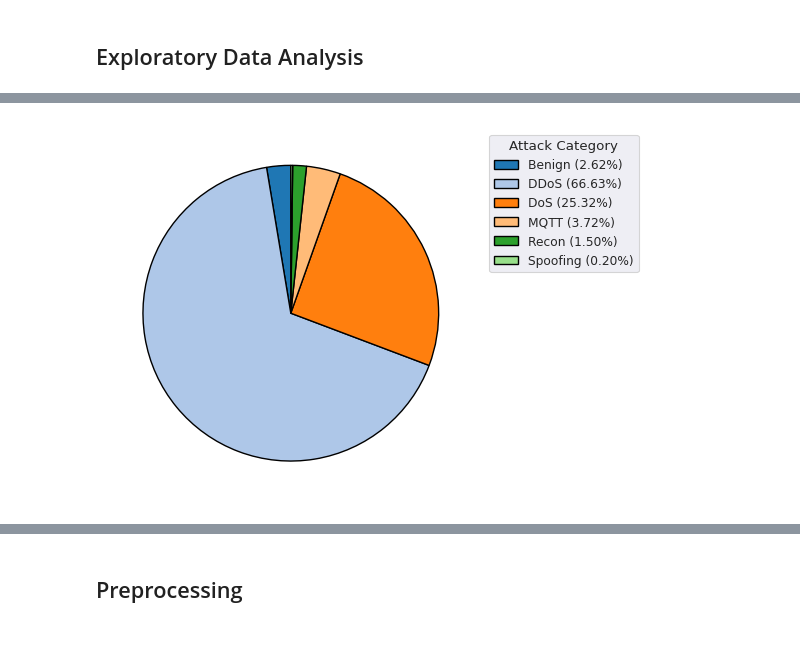
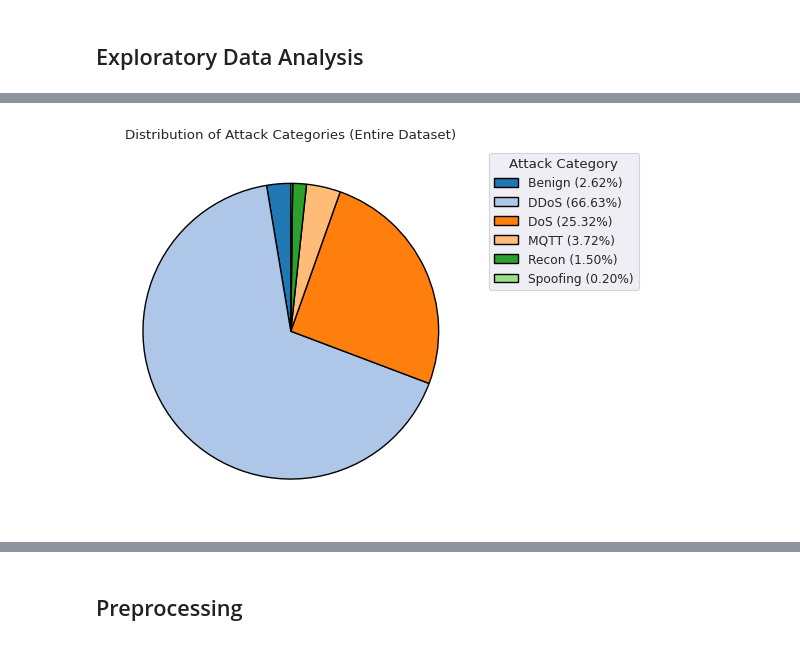
Before and after one commit to sssspppuud/Network-Intrusion-Detection-System-with-Explainable-Deep-Learning, a Jupyter notebook: Code/main.ipynb, the cells around one changed output, grey strips where cells are left out. Saved outputs shown, nothing was run; the diff lists cells and outputs as text; code cells hidden in the pictures.

```diff
--- a/Code/main.ipynb
+++ b/Code/main.ipynb
@@ -216,5 +256,5 @@ plot_attack_benign_pie(df)
 # %%
-def plot_breakdown_pie(data):
+def plot_breakdown_pie(data, title):
     target_column = "Category"
     attack_counts = data.group_by(target_column).len().sort(target_column)
     attack_counts = attack_counts.to_pandas()
@@ -227,6 +267,7 @@ def plot_breakdown_pie(data):
     labels = attack_counts.index
 
     fig, ax = plt.subplots()
+    ax.set_title(title)
     colours = sns.color_palette("tab20", len(labels))
     plt.pie(
         slices,  # pyright: ignore[reportArgumentType]
@@ -248,10 +289,10 @@ def plot_breakdown_pie(data):
     )
 
     plt.gca().set_aspect("equal")
-
-plot_breakdown_pie(df)
-# %% [output]
-[figure, removed]
+# %%
+plot_breakdown_pie(df, "Distribution of Attack Categories (Entire Dataset)")
+# %% [output]
+[figure, added]
 # %%
 def plot_correlation_heatmap(data):
     numeric_data = data.select(
```
Also changed, not shown: parts of 38 cells of this notebook.
